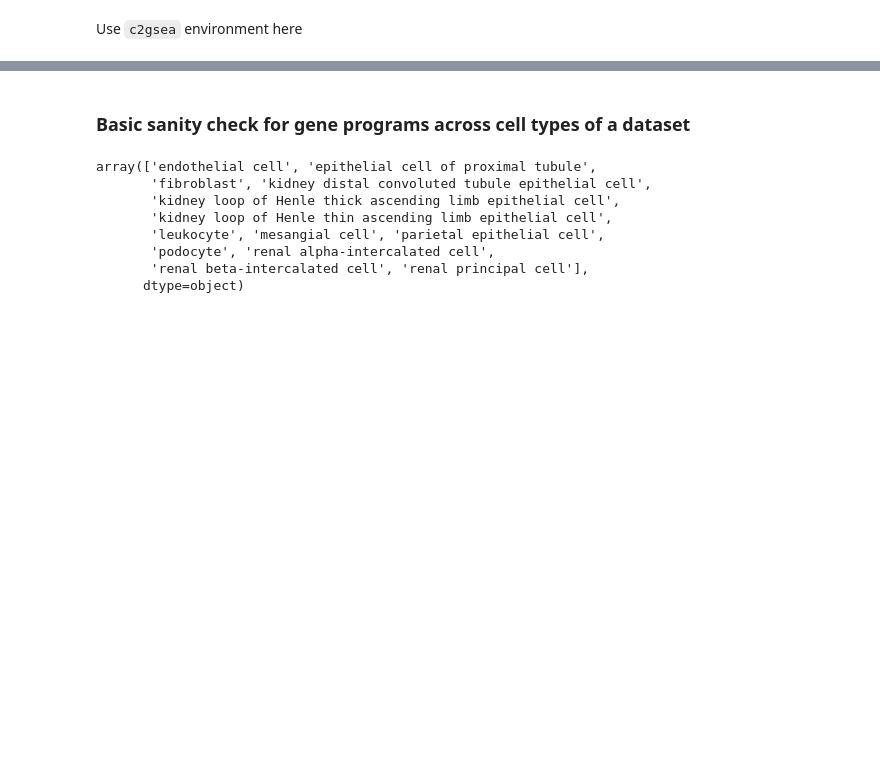
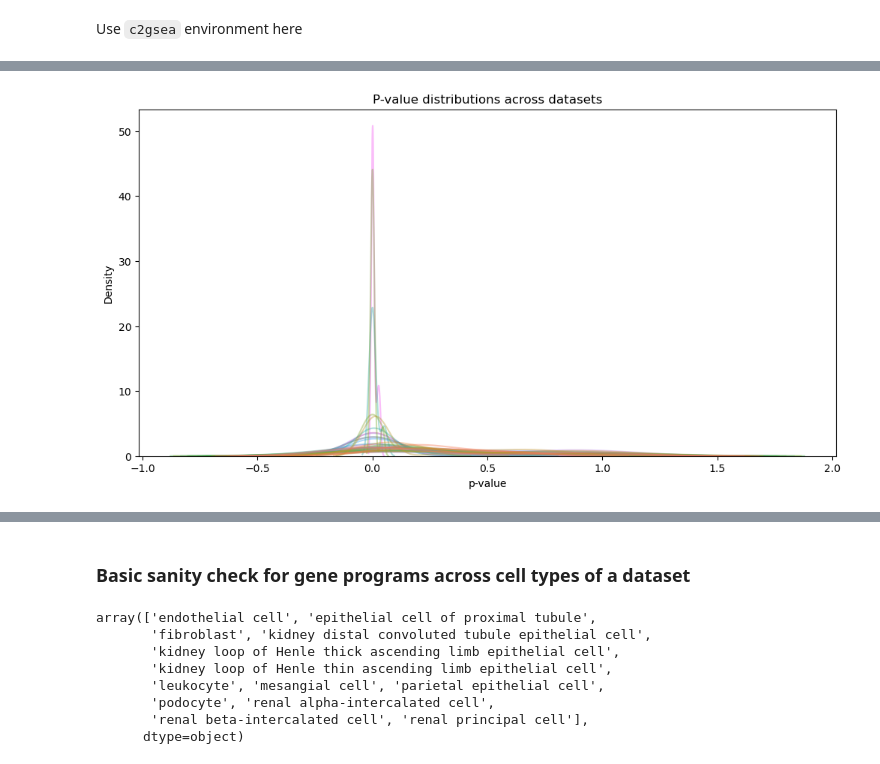
Before and after one commit to david-zhang03/c2s-RL, a Jupyter notebook: gene_programs_dev/run_bulk_gsea.ipynb, the cells around one changed output, grey strips where cells are left out. Saved outputs shown, nothing was run; the diff lists cells and outputs as text; code cells hidden in the pictures; blank space fills up the shorter version.

Commit message:
Random selection of cells GSEA experiment

```diff
--- a/gene_programs_dev/run_bulk_gsea.ipynb
+++ b/gene_programs_dev/run_bulk_gsea.ipynb
@@ -15,0 +124,11 @@ import glob
+# %%
+results_dir = "/home/ddz5/Desktop/c2s-RL/gene_programs_dev/gene_set_data"
+
+dataset_names = []
+for d in os.listdir(results_dir):
+    if re.match(r"local\(\d+\)", d):
+        csv_file_path = os.path.join(results_dir, d, f"{d}_comparison_results.csv")
+
+        # Only include dataset if the CSV file exists
+        if os.path.isfile(csv_file_path):
+            dataset_names.append(d)
@@ -15,0 +158,11 @@ import glob
+# %%
+# merging all datasets together
+df_list = [pd.read_csv(os.path.join(results_dir, dataset_name, f"{dataset_name}_comparison_results.csv")) for dataset_name in dataset_names]
+# %%
+combined_df = pd.concat(df_list, ignore_index=True)
+combined_df.to_csv(os.path.join(os.getcwd(), "gene_set_data", "meta_gsea_combined_summary.csv"), index=False)
+# %%
+# drop 'local(192)' - seems like a lot of the gene sets we detected were not found in the gseapy analysis
+# as well as 'local(143)'
+combined_df[(combined_df['dataset'] == 'local(192)') | (combined_df['dataset'] == 'local(143)')]
+new_combined_df = combined_df[(combined_df['dataset'] != 'local(192)') & (combined_df['dataset'] != 'local(143)')]
@@ -15,0 +185,9 @@ import glob
+# %%
+plt.figure(figsize=(12, 6))
+sns.kdeplot(data=new_combined_df, x="p_value", hue="dataset", common_norm=False, alpha=0.4, legend=False)
+plt.title("P-value distributions across datasets")
+plt.xlabel("p-value")
+plt.ylabel("Density")
+plt.show()
+# %% [output]
+[figure, added]
```
Also changed, not shown: parts of 28 cells of this notebook, 3 other files.
